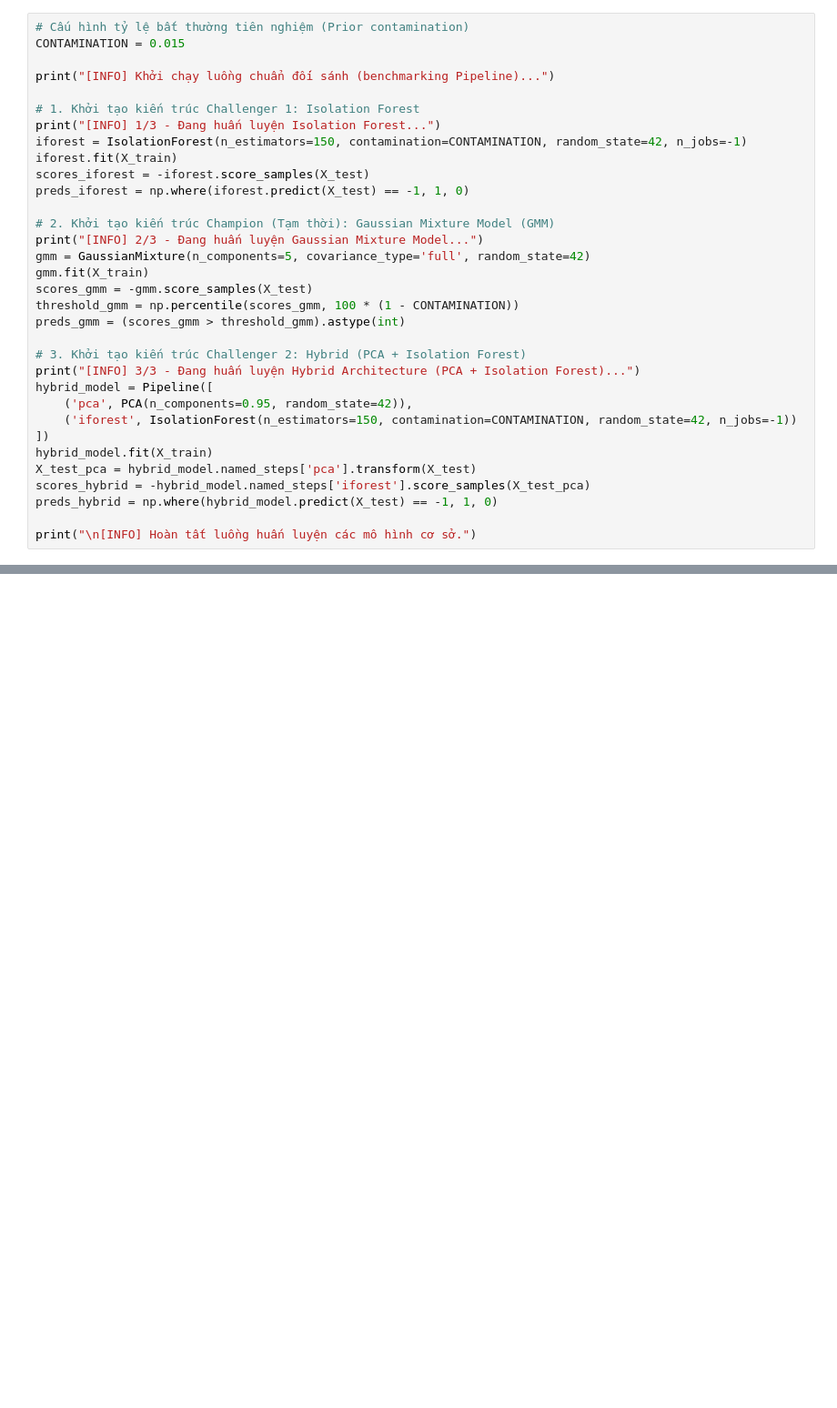
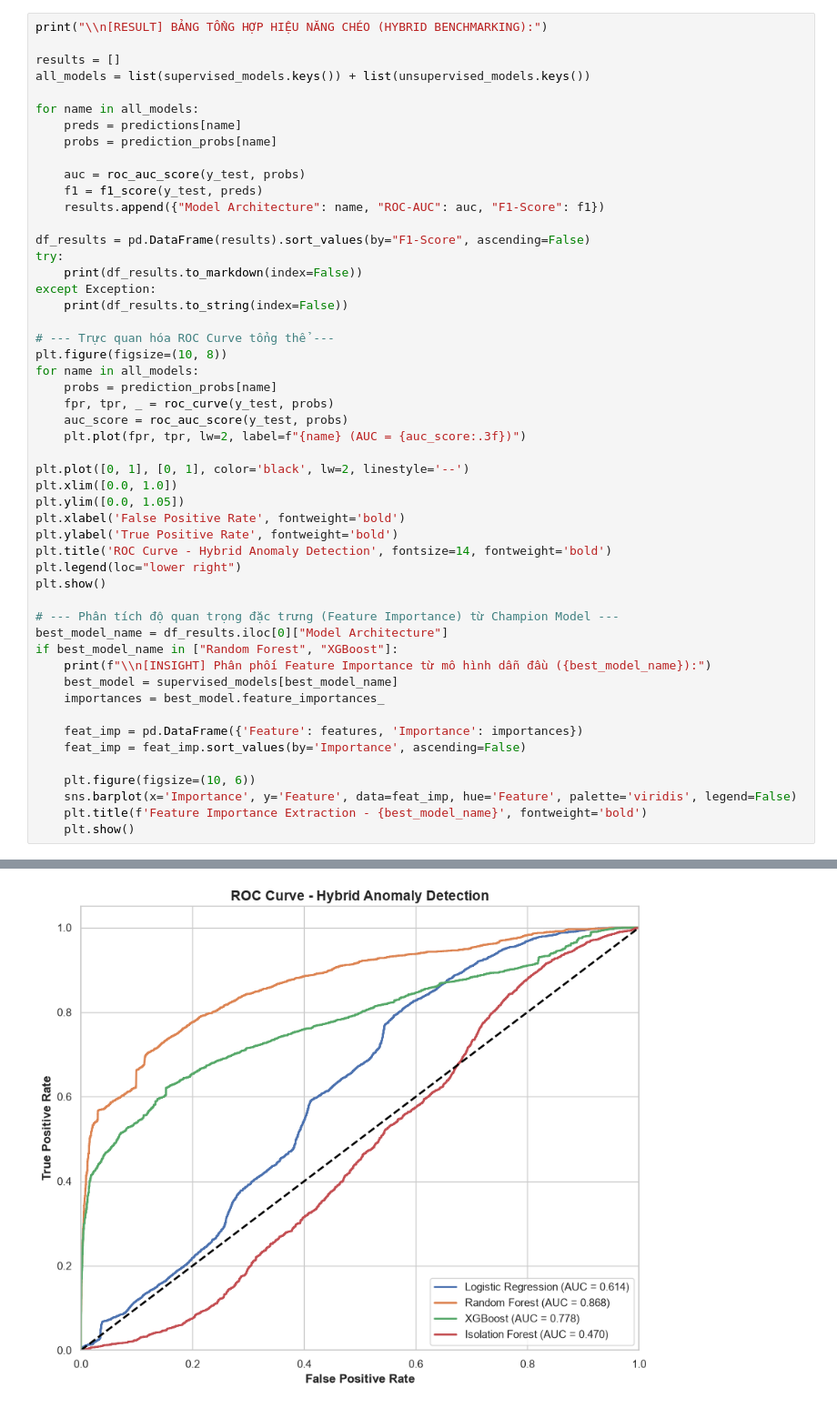
Before and after one commit to DuyChuong3011/T1_AD, a Jupyter notebook: notebooks/02_modeling_local.ipynb, the cells around one changed output, grey strips where cells are left out. Shown at 91% size. Cells and saved outputs as stored; diff of their text form; blank space fills up the shorter version.

```diff
--- a/notebooks/02_modeling_local.ipynb
+++ b/notebooks/02_modeling_local.ipynb
@@ -77,34 +152,52 @@ Thực thi huấn luyện đồng thời các kiến trúc thuật toán trong k
 # %%
-# Cấu hình tỷ lệ bất thường tiên nghiệm (Prior contamination)
-CONTAMINATION = 0.015
+print("\\n[RESULT] BẢNG TỔNG HỢP HIỆU NĂNG CHÉO (HYBRID BENCHMARKING):")
 
-print("[INFO] Khởi chạy luồng chuẩn đối sánh (benchmarking Pipeline)...")
+results = []
+all_models = list(supervised_models.keys()) + list(unsupervised_models.keys())
 
-# 1. Khởi tạo kiến trúc Challenger 1: Isolation Forest
-print("[INFO] 1/3 - Đang huấn luyện Isolation Forest...")
-iforest = IsolationForest(n_estimators=150, contamination=CONTAMINATION, random_state=42, n_jobs=-1)
-iforest.fit(X_train)
-scores_iforest = -iforest.score_samples(X_test)
-preds_iforest = np.where(iforest.predict(X_test) == -1, 1, 0)
+for name in all_models:
+    preds = predictions[name]
+    probs = prediction_probs[name]
 
-# 2. Khởi tạo kiến trúc Champion (Tạm thời): Gaussian Mixture Model (GMM)
-print("[INFO] 2/3 - Đang huấn luyện Gaussian Mixture Model...")
-gmm = GaussianMixture(n_components=5, covariance_type='full', random_state=42)
-gmm.fit(X_train)
-scores_gmm = -gmm.score_samples(X_test)
-threshold_gmm = np.percentile(scores_gmm, 100 * (1 - CONTAMINATION))
-preds_gmm = (scores_gmm > threshold_gmm).astype(int)
+    auc = roc_auc_score(y_test, probs)
+    f1 = f1_score(y_test, preds)
+    results.append({"Model Architecture": name, "ROC-AUC": auc, "F1-Score": f1})
 
-# 3. Khởi tạo kiến trúc Challenger 2: Hybrid (PCA + Isolation Forest)
-print("[INFO] 3/3 - Đang huấn luyện Hybrid Architecture (PCA + Isolation Forest)...")
-hybrid_model = Pipeline([
-    ('pca', PCA(n_components=0.95, random_state=42)),
-    ('iforest', IsolationForest(n_estimators=150, contamination=CONTAMINATION, random_state=42, n_jobs=-1))
-])
-hybrid_model.fit(X_train)
-X_test_pca = hybrid_model.named_steps['pca'].transform(X_test)
-scores_hybrid = -hybrid_model.named_steps['iforest'].score_samples(X_test_pca)
-preds_hybrid = np.where(hybrid_model.predict(X_test) == -1, 1, 0)
+df_results = pd.DataFrame(results).sort_values(by="F1-Score", ascending=False)
+try:
+    print(df_results.to_markdown(index=False))
+except Exception:
+    print(df_results.to_string(index=False))
 
-print("\n[INFO] Hoàn tất luồng huấn luyện các mô hình cơ sở.")
+# --- Trực quan hóa ROC Curve tổng thể ---
+plt.figure(figsize=(10, 8))
+for name in all_models:
+    probs = prediction_probs[name]
+    fpr, tpr, _ = roc_curve(y_test, probs)
+    auc_score = roc_auc_score(y_test, probs)
+    plt.plot(fpr, tpr, lw=2, label=f"{name} (AUC = {auc_score:.3f})")
+
+plt.plot([0, 1], [0, 1], color='black', lw=2, linestyle='--')
+plt.xlim([0.0, 1.0])
+plt.ylim([0.0, 1.05])
+plt.xlabel('False Positive Rate', fontweight='bold')
+plt.ylabel('True Positive Rate', fontweight='bold')
+plt.title('ROC Curve - Hybrid Anomaly Detection', fontsize=14, fontweight='bold')
+plt.legend(loc="lower right")
+plt.show()
+
+# --- Phân tích độ quan trọng đặc trưng (Feature Importance) từ Champion Model ---
+best_model_name = df_results.iloc[0]["Model Architecture"]
+if best_model_name in ["Random Forest", "XGBoost"]:
+    print(f"\\n[INSIGHT] Phân phối Feature Importance từ mô hình dẫn đầu ({best_model_name}):")
+    best_model = supervised_models[best_model_name]
+    importances = best_model.feature_importances_
+
+    feat_imp = pd.DataFrame({'Feature': features, 'Importance': importances})
+    feat_imp = feat_imp.sort_values(by='Importance', ascending=False)
+
+    plt.figure(figsize=(10, 6))
+    sns.barplot(x='Importance', y='Feature', data=feat_imp, hue='Feature', palette='viridis', legend=False)
+    plt.title(f'Feature Importance Extraction - {best_model_name}', fontweight='bold')
+    plt.show()
 # %% [output]
@@ -116,0 +210 @@ print("\n[INFO] Hoàn tất luồng huấn luyện các mô hình cơ sở.")
+[figure, added]
```
Also changed, not shown: parts of 10 cells of this notebook, 10 other files.
